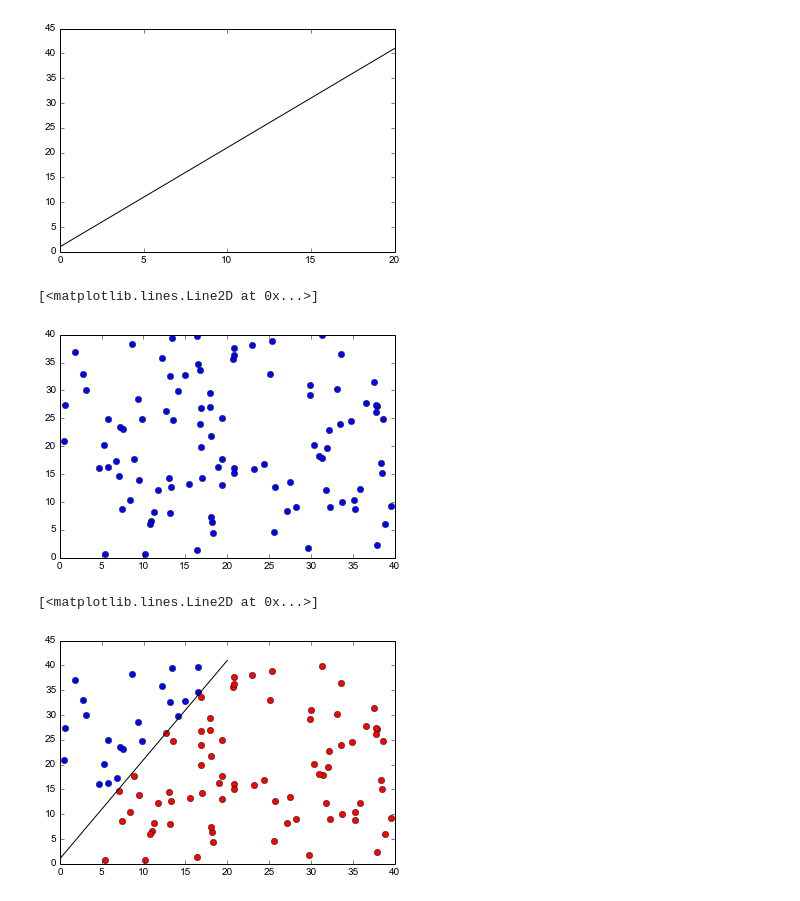
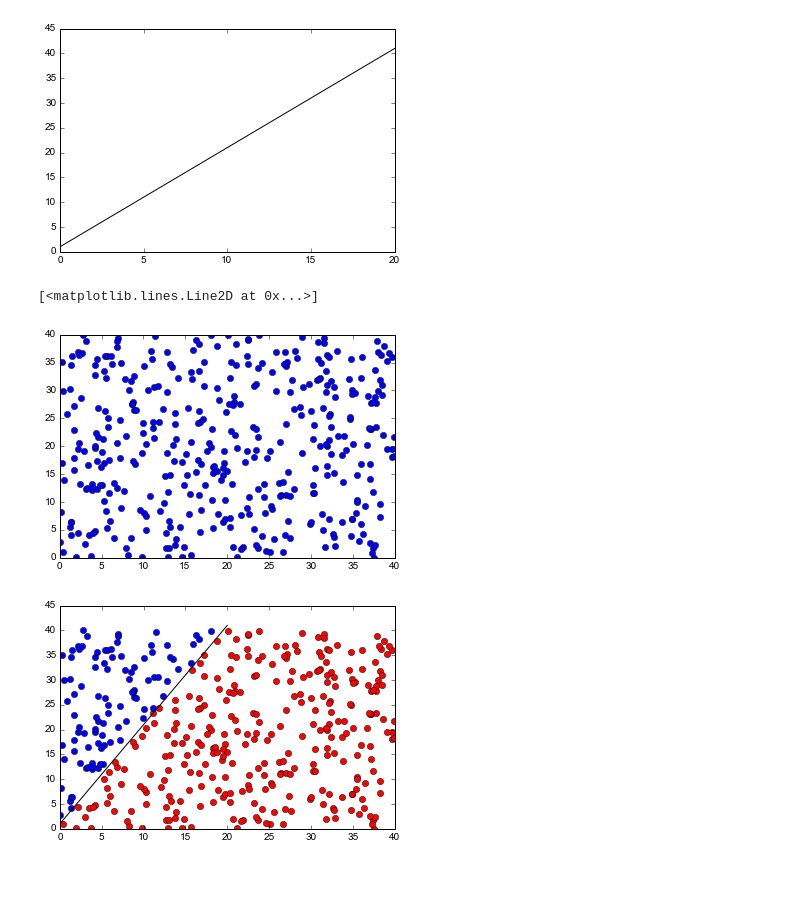
Before and after one commit to Ely-S/Datalabs, a Jupyter notebook: Machine Learning/Linear/Perceptrons.ipynb, the cells around one changed output. Saved outputs shown, nothing was run; the diff lists cells and outputs as text; code cells hidden in the pictures.

```diff
--- a/Machine Learning/Linear/Perceptrons.ipynb
+++ b/Machine Learning/Linear/Perceptrons.ipynb
@@ -19,36 +21,45 @@ Setting things up
 size = 20
 
 # number
-n = 100
+n = 400
 
 xspace = np.linspace(0, size);
 
-# Target Function
-def TargetF(x):
+def DecisionBoundary(x):
     return 2*x+1
 
-plot.plot(xspace, TargetF(xspace),'black')
+# Target Function
+def f(x, y):
+    # if above line
+    if TargetF(x) > y:
+        return 1
+    return -1
+
+plot.plot(xspace, DecisionBoundary(xspace),'black')
 # %% [output]
 [<matplotlib.lines.Line2D at 0x...>]
 [figure]
 # %%
-trainingset = nr.rand(n, n)*size*2
-xs = trainingset[:,1]
-ys = trainingset[:,0]
+#trainingset = nr.rand(n, n)*size*2
+xs = nr.rand(n)*size*2
+ys =nr.rand(n)*size*2
 plot.plot(xs, ys,'bo')
 # %% [output]
 [<matplotlib.lines.Line2D at 0x...>]
-[figure, old version]
+[figure, new version]
 # %%
-for i in xrange(n):
-    y = ys[i]
-    x = xs[i]
-    if TargetF(x) > y:
-        red(x, y)
-    else:
-        blue(x,y)
+def display():
+    for i in xrange(n):
+        y = ys[i]
+        x = xs[i]
+        if f(x, y) == 1:
+            red(x, y)
+        else:
+            blue(x,y)
+    plot.plot(xspace, TargetF(xspace),'black')
+display()
 
-plot.plot(xspace, TargetF(xspace),'black')
+output = map(lambda a: f(*a), zip(xs, ys))
+trainingset = np.array(zip(xs, ys, output))
 # %% [output]
-[<matplotlib.lines.Line2D at 0x...>]
-[figure, old version]
+[figure, new version]
```
Also changed, not shown: parts of 6 cells of this notebook.
